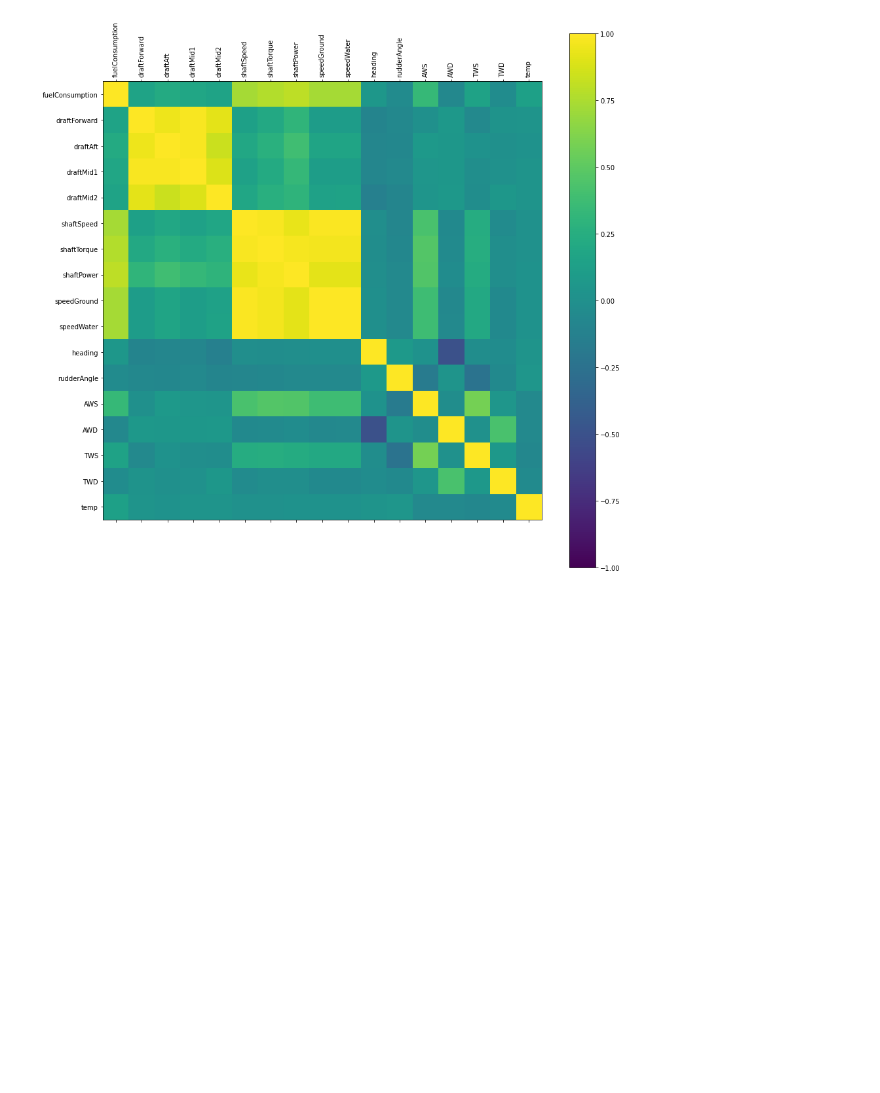
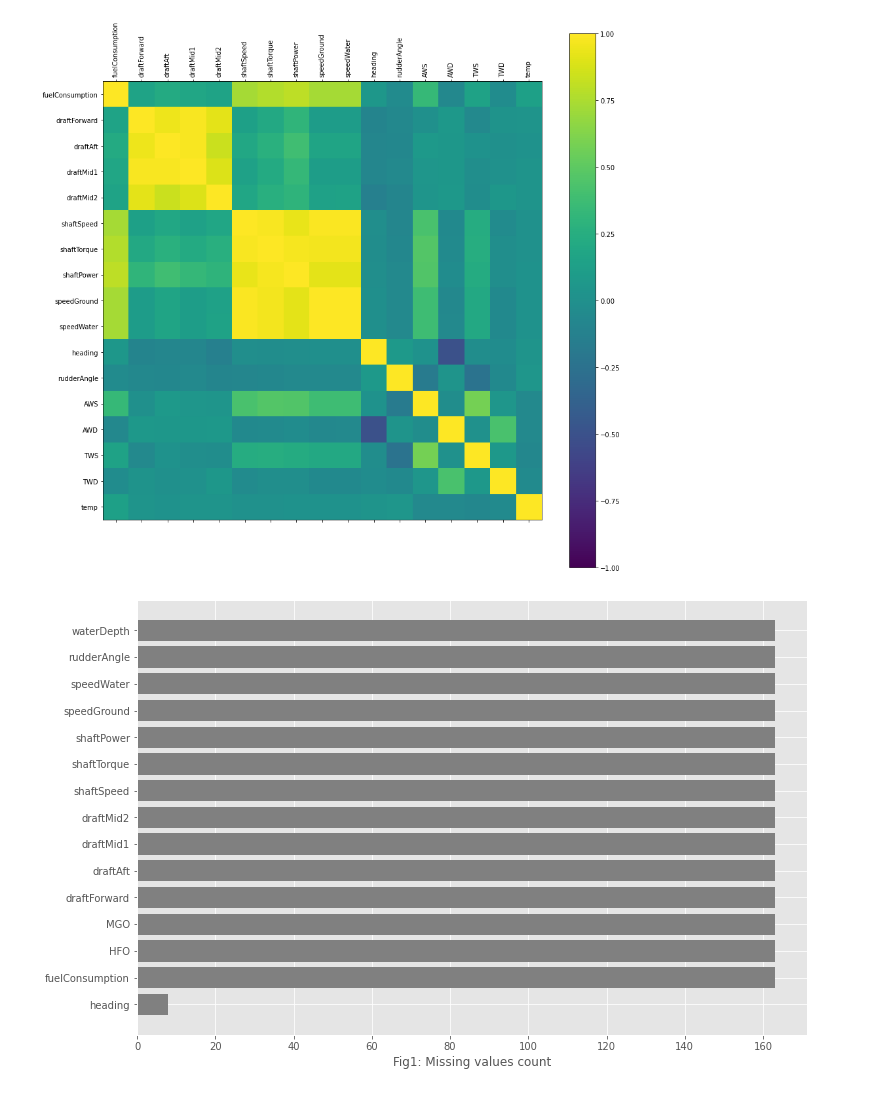
Before and after one commit to R-Sandhu/predict-ship-fuel-consumption, a Jupyter notebook: notebooks/01-exploratory-analysis-2021-02-15.ipynb, the cells around one changed output. Saved outputs shown, nothing was run; the diff lists cells and outputs as text; code cells hidden in the pictures; blank space fills up the shorter version.

Commit message:
added missing data and zero count plots

```diff
--- a/notebooks/01-exploratory-analysis-2021-02-15.ipynb
+++ b/notebooks/01-exploratory-analysis-2021-02-15.ipynb
@@ -139,3 +139,15 @@ ax.set_xticklabels(dataset.drop(cols_to_drop, axis=1).columns, rotation=90)
 ax.set_yticklabels(dataset.drop(cols_to_drop, axis=1).columns);
 # %% [output]
 [figure]
+# %%
+# Missing values count plot
+nan_all = dataset.isna().sum()
+missing = nan_all[nan_all != 0].sort_values()
+
+plt.style.use("ggplot")
+fig, ax = plt.subplots(figsize=(12, 8))
+ax.barh(missing.index, missing.values, color='gray')
+ax.set_xlabel("Fig1: Missing values count")
+plt.show()
+# %% [output]
+[figure, added]
```
Also changed, not shown: parts of 1 cell of this notebook.
